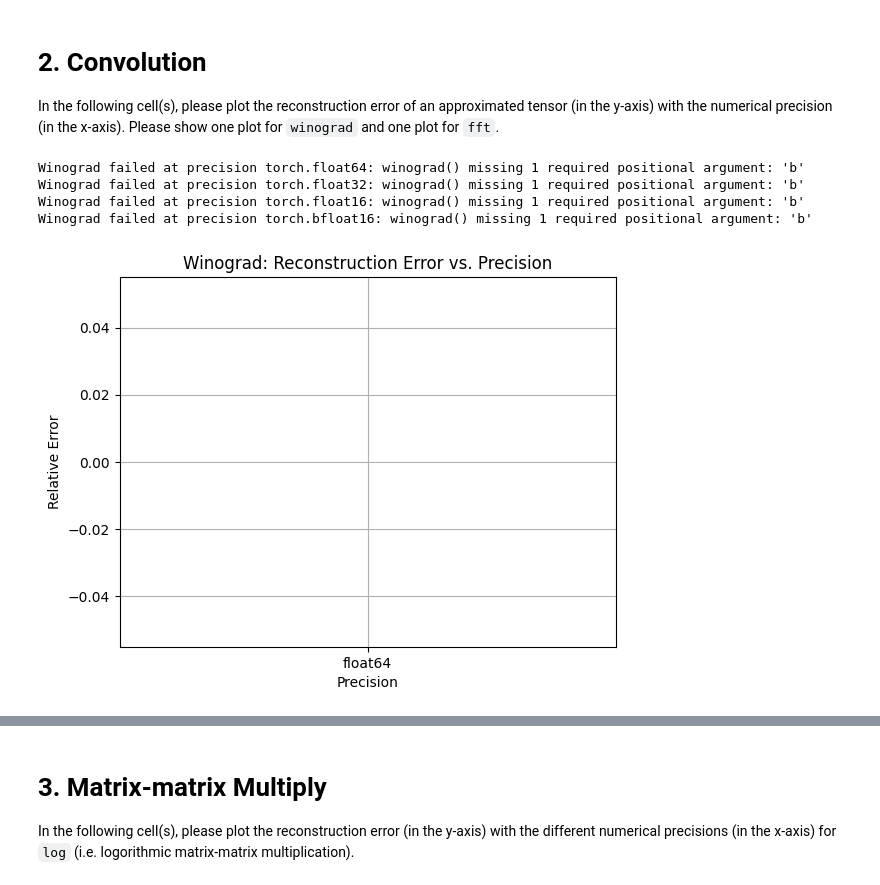
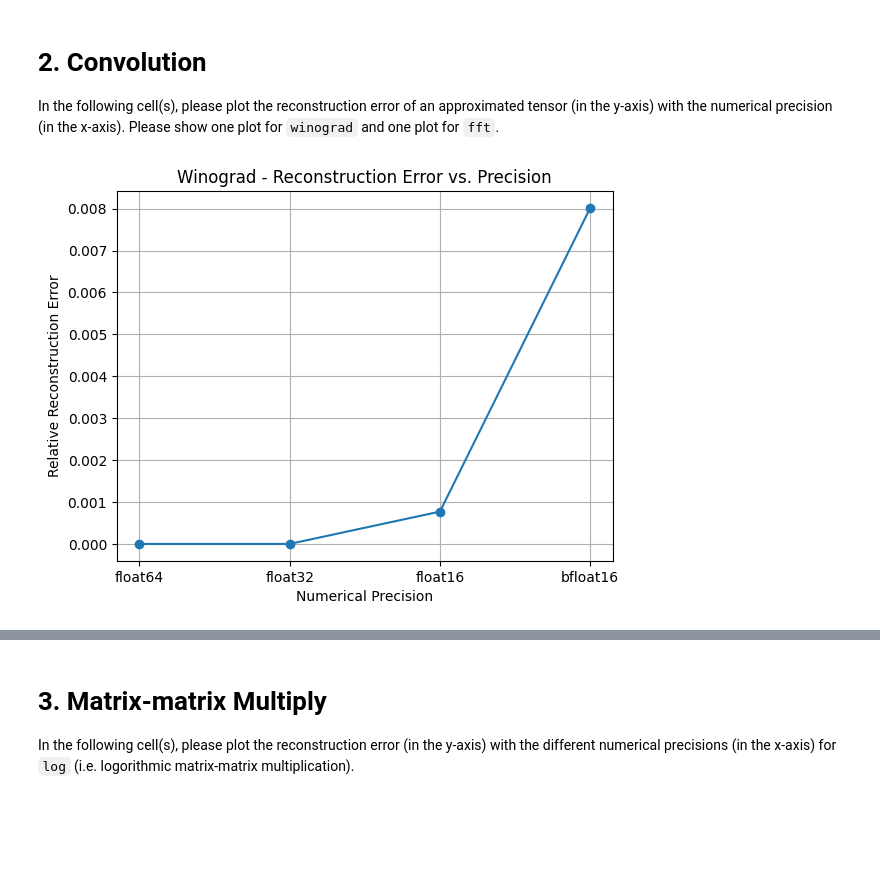
Before and after one commit to Hanfei2492/ML-HW-SYS, a Jupyter notebook: 1-numerical_precision.ipynb, the cells around one changed output, grey strips where cells are left out. Drawn from its saved outputs; the diff is of its cells as text; code cells hidden in the pictures; blank space fills up the shorter version.

```diff
--- a/1-numerical_precision.ipynb
+++ b/1-numerical_precision.ipynb
@@ -87,48 +87,45 @@ In the following cell(s), please plot the reconstruction error of an
 approximated tensor (in the y-axis) with the numerical precision
 (in the x-axis). Please show one plot for `winograd` and one plot for `fft`.
 # %%
-from src.conv2d import winograd
-# TODO: plot the error v.s. precision curve
 import torch
 import matplotlib.pyplot as plt
+from src.conv2d import conv2d
 
-# Define test input and weight
-input_tensor = torch.randn(1, 3, 16, 16)
-weight_tensor = torch.randn(3, 3, 3, 3)
+# Input and kernel (2D single-channel tensors)
+input_2d = torch.randn(16, 16)
+kernel_2d = torch.randn(3, 3)
+bias = torch.tensor([0.1])  # bias must be shape (1,)
 
+# Precision settings
 precisions = [torch.float64, torch.float32, torch.float16, torch.bfloat16]
 labels = ["float64", "float32", "float16", "bfloat16"]
 
-def compute_error(fn, name):
+def plot_error_vs_precision(method_name):
     errors = []
     for dtype in precisions:
         try:
-            input_ = input_tensor.to(dtype=dtype)
-            weight = weight_tensor.to(dtype=dtype)
+            x = input_2d.to(dtype)
+            k = kernel_2d.to(dtype)
+            b = bias.to(dtype)
 
-            out_custom = fn(input_, weight).to(dtype=torch.float32)
-            out_naive = torch.nn.functional.conv2d(input_, weight, padding=1).to(dtype=torch.float32)
+            out_custom = conv2d(x, k, b, method=method_name).to(torch.float32)
+            out_ref = conv2d(x, k, b, method='torch').to(torch.float32)  # ground truth
 
-            error = torch.norm(out_custom - out_naive) / torch.norm(out_naive)
+            error = torch.norm(out_custom - out_ref) / torch.norm(out_ref)
             errors.append(error.item())
         except Exception as e:
-            print(f"{name} failed at precision {dtype}: {e}")
+            print(f"{method_name} failed at {dtype}: {e}")
             errors.append(None)
 
-    return errors
+    plt.figure()
+    plt.plot(labels, errors, marker='o')
+    plt.title(f"{method_name.title()} - Reconstruction Error vs. Precision")
+    plt.xlabel("Numerical Precision")
+    plt.ylabel("Relative Reconstruction Error")
+    plt.grid(True)
+    plt.show()
 
-# Plot for Winograd
-errors_winograd = compute_error(winograd, "Winograd")
-plt.figure()
-plt.plot(labels, errors_winograd, marker='o')
-plt.title("Winograd: Reconstruction Error vs. Precision")
-plt.xlabel("Precision")
-plt.ylabel("Relative Error")
-plt.grid(True)
-plt.show()
+# Run the plots
+plot_error_vs_precision("winograd")
 # %% [output]
-Winograd failed at precision torch.float64: winograd() missing 1 required positional argument: 'b'
-Winograd failed at precision torch.float32: winograd() missing 1 required positional argument: 'b'
-Winograd failed at precision torch.float16: winograd() missing 1 required positional argument: 'b'
-Winograd failed at precision torch.bfloat16: winograd() missing 1 required positional argument: 'b'
-[figure, old version]
+[figure, new version]
```
Also changed, not shown: parts of 2 cells of this notebook.
